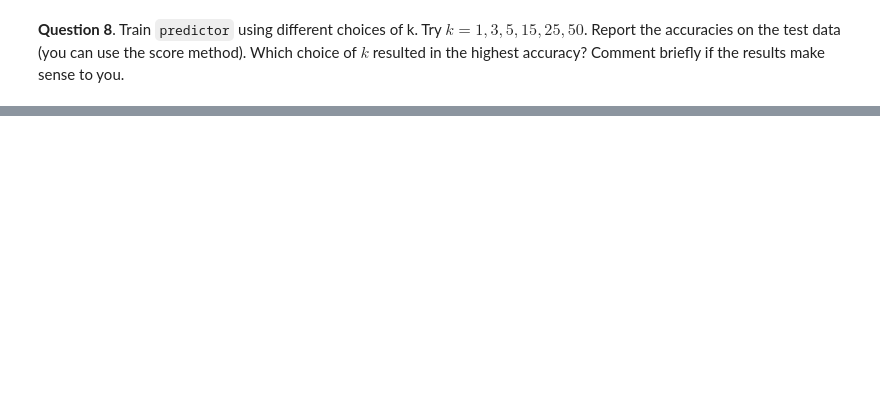
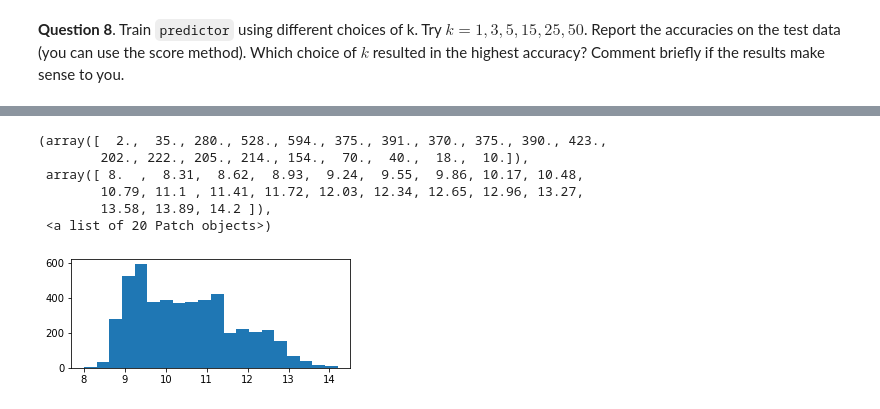
Before and after one commit to BareBeaverBat/cis3715-temple-2020.github.io, a Jupyter notebook: Lab5/CIS3715 (Temple - Spring 2020) Lab5.ipynb, the cells around one changed output, grey strips where cells are left out. Drawn from its saved outputs; the diff is of its cells as text; code cells hidden in the pictures; blank space fills up the shorter version.

```diff
--- a/Lab5/CIS3715 (Temple - Spring 2020) Lab5.ipynb
+++ b/Lab5/CIS3715 (Temple - Spring 2020) Lab5.ipynb
@@ -249,0 +411,11 @@ Wine Quality data set can be accessed from the UCI Machine Learning Repository w
+# %%
+plt.figure(figsize=(5,2))
+plt.hist(wineDf["alcohol"], bins=20)
+# %% [output]
+(array([  2.,  35., 280., 528., 594., 375., 391., 370., 375., 390., 423.,
+        202., 222., 205., 214., 154.,  70.,  40.,  18.,  10.]),
+ array([ 8.  ,  8.31,  8.62,  8.93,  9.24,  9.55,  9.86, 10.17, 10.48,
+        10.79, 11.1 , 11.41, 11.72, 12.03, 12.34, 12.65, 12.96, 13.27,
+        13.58, 13.89, 14.2 ]),
+ <a list of 20 Patch objects>)
+[figure, added]
```
Also changed, not shown: parts of 29 cells of this notebook, 1 other file.
